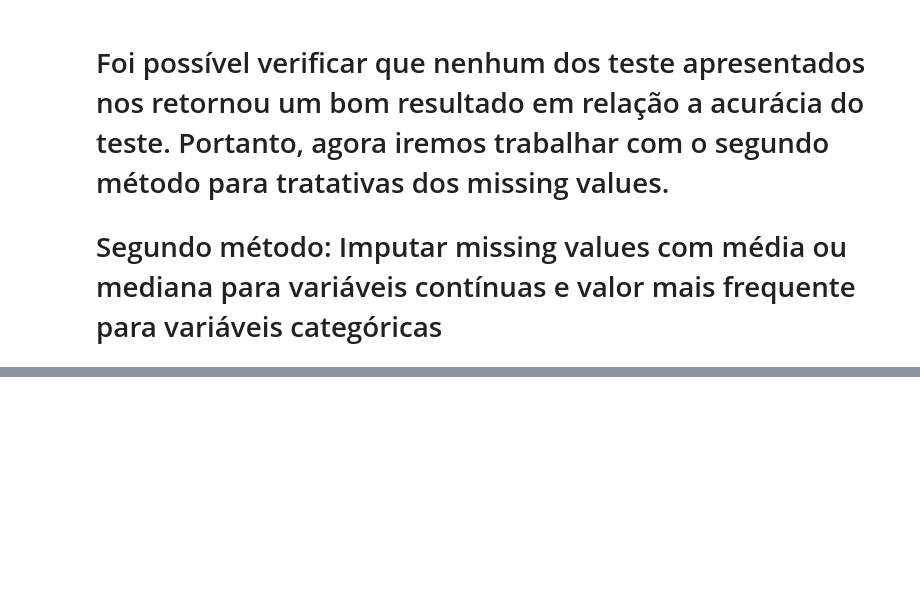
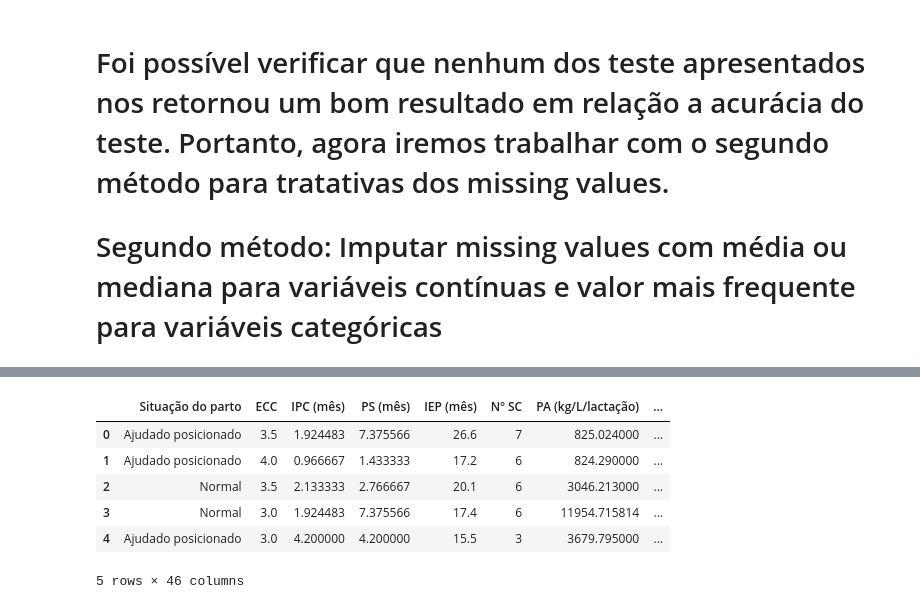
Before and after one commit to alisonascimento/distocia, a Jupyter notebook: Distocia.ipynb, the cells around one changed output, grey strips where cells are left out. Drawn from its saved outputs; the diff is of its cells as text; code cells hidden in the pictures; blank space fills up the shorter version.

```diff
--- a/Distocia.ipynb
+++ b/Distocia.ipynb
@@ -593,0 +295,13 @@ plt.show()
+# %%
+names = df2.select_dtypes(['float']).columns
+for i in ['Normal', 'Ajudado posicionado', 'Ajudado difícil']:
+    for j in names:
+        plt.figure()
+        df2[df2['Situação do parto']==i][j].plot(kind = 'box', title=i)
+# %%
+names = df2.select_dtypes(['float']).columns
+for i in ['Normal', 'Ajudado posicionado', 'Ajudado difícil']:
+    for j in names:
+        plt.figure()
+        plt.xlabel(j)
+        df2[df2['Situação do parto']==i][j].plot(kind = 'hist', title=i)
@@ -593,0 +332,12 @@ plt.show()
+# %%
+df2 = pd.get_dummies(df2, columns=["Bezerro deste parto", "Tipo de prenhez", "Multiparidade", "Estações do ano"], drop_first=True)
+
+df2.head()
+# %% [output]
+|  | Situação do parto | ECC | IPC (mês) | PS (mês) | IEP (mês) | Nº SC | PA (kg/L/lactação) | ... |
+| 0 | Ajudado posicionado | 3.5 | 1.924483 | 7.375566 | 26.6 | 7 | 825.024000 | ... |
+| 1 | Ajudado posicionado | 4.0 | 0.966667 | 1.433333 | 17.2 | 6 | 824.290000 | ... |
+| 2 | Normal | 3.5 | 2.133333 | 2.766667 | 20.1 | 6 | 3046.213000 | ... |
+| 3 | Normal | 3.0 | 1.924483 | 7.375566 | 17.4 | 6 | 11954.715814 | ... |
+| 4 | Ajudado posicionado | 3.0 | 4.200000 | 4.200000 | 15.5 | 3 | 3679.795000 | ... |
+5 rows × 46 columns
```
Also changed, not shown: parts of 62 cells of this notebook, 4 other files.
